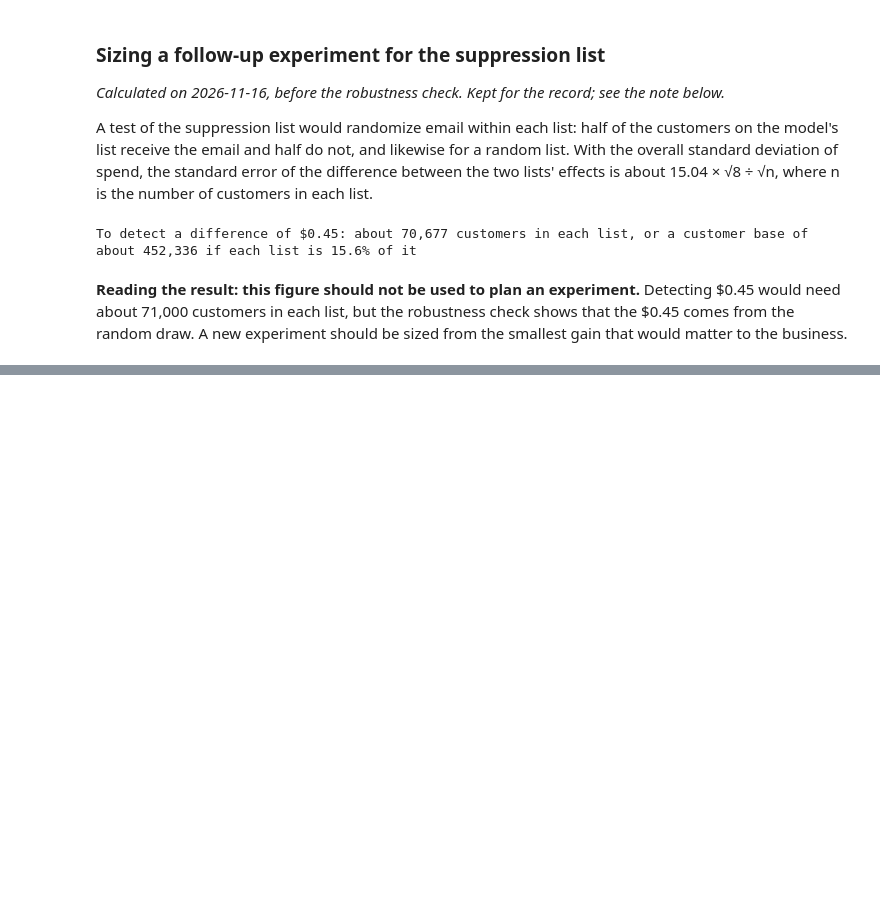
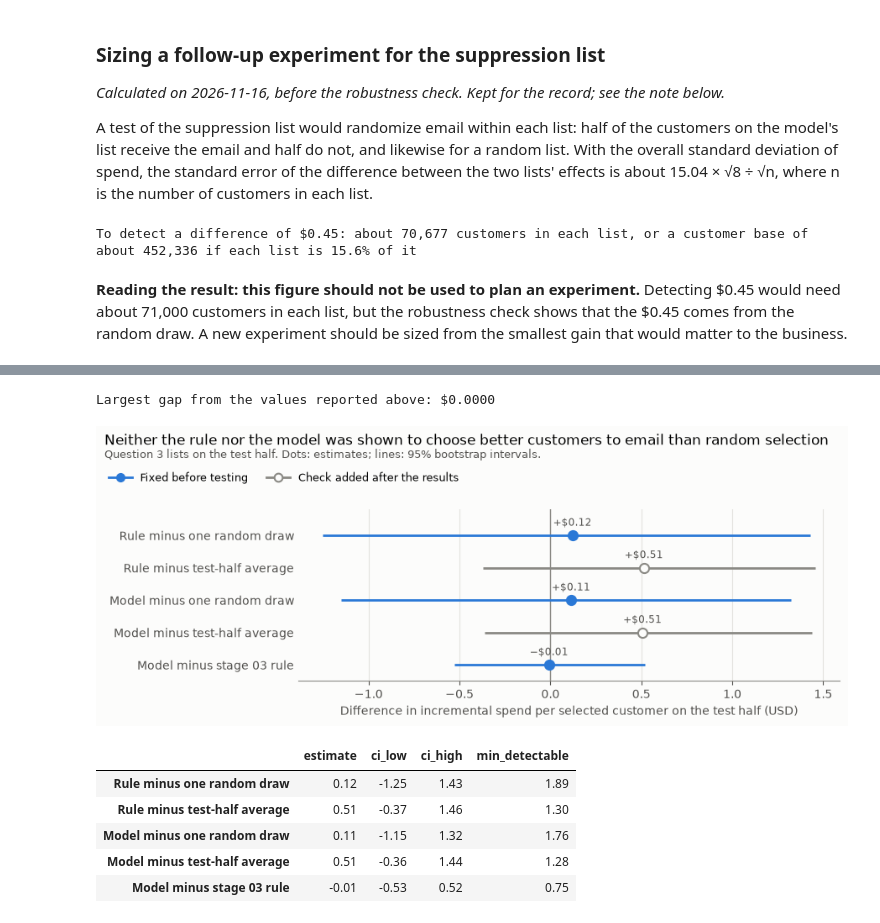
Before and after one commit to flora29058486/email-campaign-targeting, a Jupyter notebook: notebooks/04_01_uplift_models.ipynb, the cells around one changed output, grey strips where cells are left out. Drawn from its saved outputs; the diff is of its cells as text; code cells hidden in the pictures; blank space fills up the shorter version.

```diff
--- a/notebooks/04_01_uplift_models.ipynb
+++ b/notebooks/04_01_uplift_models.ipynb
@@ -493,0 +498,72 @@ To detect a difference of $0.45: about 70,677 customers in each list, or a custo
+# %%
+from matplotlib.lines import Line2D
+
+
+def summary_gaps(idx):
+    rule = effect(masks["Q3 stage 03 rule"], idx)
+    model = effect(masks["Q3 model"], idx)
+    drawn = effect(masks["Q3 baseline: Mens email to random 10,000"], idx)
+    average = effect(mens_only, idx)
+    return {
+        "Rule minus one random draw": rule - drawn,
+        "Rule minus test-half average": rule - average,
+        "Model minus one random draw": model - drawn,
+        "Model minus test-half average": model - average,
+        "Model minus stage 03 rule": model - rule,
+    }
+
+
+summary = with_intervals(summary_gaps)
+fixed_before_testing = [True, False, True, False, True]
+
+# The model's rows must equal the values reported above.
+reported = {
+    "Model minus one random draw": check.loc["Q3: model minus one random draw (threshold)"],
+    "Model minus test-half average": check.loc["Q3: model minus test-half average"],
+    "Model minus stage 03 rule": results.loc["Q3: model minus stage 03 rule"],
+}
+gap = max((summary.loc[k, ["estimate", "ci_low", "ci_high"]] - v[["estimate", "ci_low", "ci_high"]]).abs().max()
+          for k, v in reported.items())
+print(f"Largest gap from the values reported above: ${gap:.4f}")
+
+INK = "#52514e"
+fig, ax = plt.subplots(figsize=(9, 3.6))
+positions = np.arange(len(summary))
+ax.axvline(0, color=GRAY, linewidth=1)
+for y, (name, row), solid in zip(positions, summary.iterrows(), fixed_before_testing):
+    color = BLUE if solid else GRAY
+    ax.hlines(y, row["ci_low"], row["ci_high"], color=color, linewidth=2)
+    ax.plot(row["estimate"], y, "o", color=color, markersize=8, markeredgewidth=1.5,
+            markerfacecolor=color if solid else "#fcfcfb")
+    sign = "+" if row["estimate"] >= 0 else "−"
+    ax.text(row["estimate"], y - 0.3, f"{sign}${abs(row['estimate']):.2f}", ha="center", fontsize=8.5, color=INK)
+ax.set_yticks(positions, labels=list(summary.index))
+ax.tick_params(axis="y", length=0)
+ax.set_ylim(len(summary) - 0.5, -0.8)
+ax.grid(axis="x", color="#e4e3df", linewidth=0.8)
+ax.set_axisbelow(True)
+ax.set_xlabel("Difference in incremental spend per selected customer on the test half (USD)")
+handles = [
+    Line2D([], [], color=BLUE, marker="o", markersize=7, linewidth=2, label="Fixed before testing"),
+    Line2D([], [], color=GRAY, marker="o", markersize=7, linewidth=2, markerfacecolor="#fcfcfb",
+           markeredgewidth=1.5, label="Check added after the results"),
+]
+fig.suptitle("Neither the rule nor the model was shown to choose better customers to email than random selection",
+             x=0.01, ha="left", fontsize=12)
+fig.text(0.01, 0.9, "Question 3 lists on the test half. Dots: estimates; lines: 95% bootstrap intervals.",
+         ha="left", fontsize=9, color=INK)
+fig.legend(handles=handles, loc="upper left", bbox_to_anchor=(0.003, 0.885), ncol=2, frameon=False, fontsize=9,
+           handlelength=2.2, columnspacing=1.8)
+plt.tight_layout(rect=(0, 0, 1, 0.86))
+fig.savefig("../reports/figures/policy_comparison.png", dpi=150, bbox_inches="tight")
+plt.show()
+summary.round(2)
+# %% [output]
+Largest gap from the values reported above: $0.0000
+[figure, added]
+|  | estimate | ci_low | ci_high | min_detectable |
+| Rule minus one random draw | 0.12 | -1.25 | 1.43 | 1.89 |
+| Rule minus test-half average | 0.51 | -0.37 | 1.46 | 1.30 |
+| Model minus one random draw | 0.11 | -1.15 | 1.32 | 1.76 |
+| Model minus test-half average | 0.51 | -0.36 | 1.44 | 1.28 |
+| Model minus stage 03 rule | -0.01 | -0.53 | 0.52 | 0.75 |
```
Also changed, not shown: parts of 2 cells of this notebook, 2 other files.
